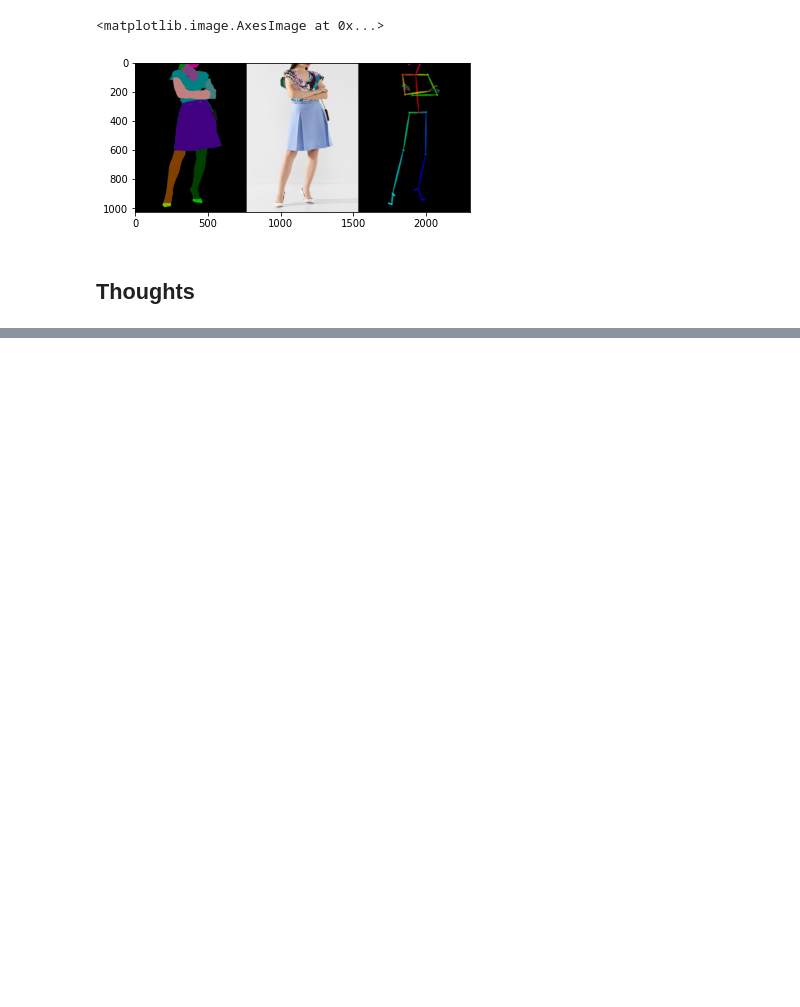
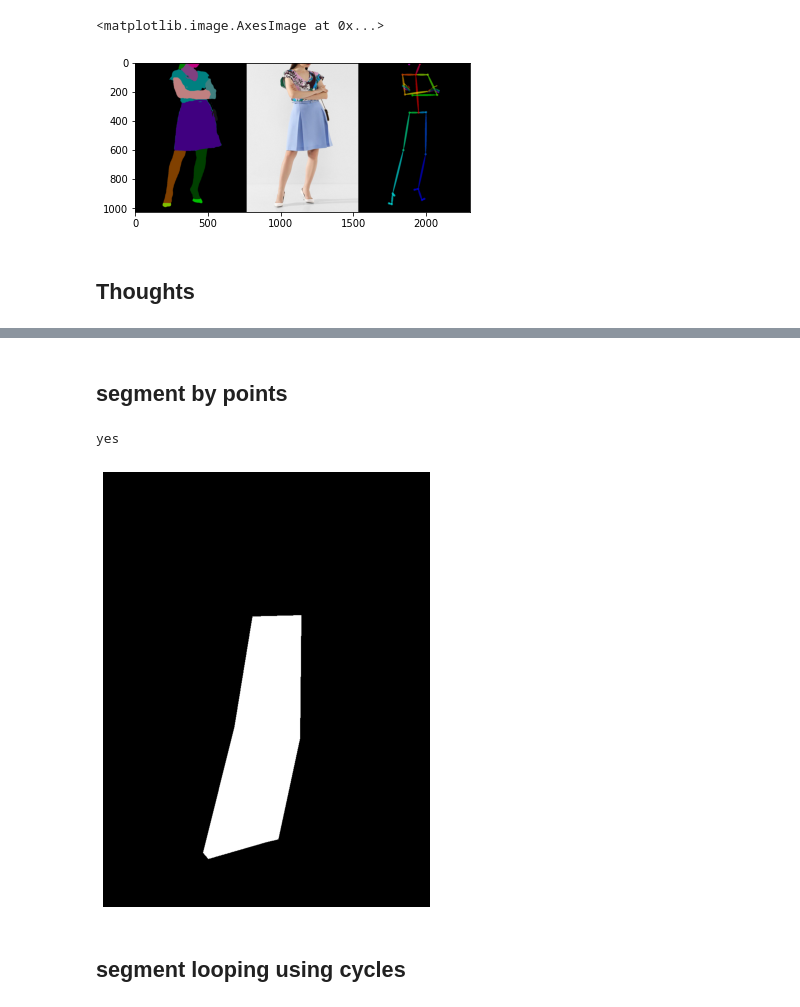
Before and after one commit to Viroslav/CV_final_task, a Jupyter notebook: Final_task.ipynb, the cells around one changed output, grey strips where cells are left out. Cells and saved outputs as stored; diff of their text form; code cells hidden in the pictures; blank space fills up the shorter version.

```diff
--- a/Final_task.ipynb
+++ b/Final_task.ipynb
@@ -157,0 +251,3 @@ Dress size must be ankle length.
+# %%
+pose_json_test = list(zip(x[-13:], y[-13:]))
+pose_json_test
@@ -157,0 +268,2 @@ Dress size must be ankle length.
+# %% [markdown]
+## segment by points
@@ -157,0 +327,8 @@ Dress size must be ankle length.
+# %%
+test = shaded_segmentation_mask(human_parsing['168762_00.png'], image['168762_00.jpg'], pose_jpg['168762_00_rendered.png'], pose_json_test)
+show(test, cmap= 'gray')
+# %% [output]
+yes
+[figure, added]
+# %% [markdown]
+## segment looping using cycles
```
Also changed, not shown: parts of 50 cells of this notebook.
